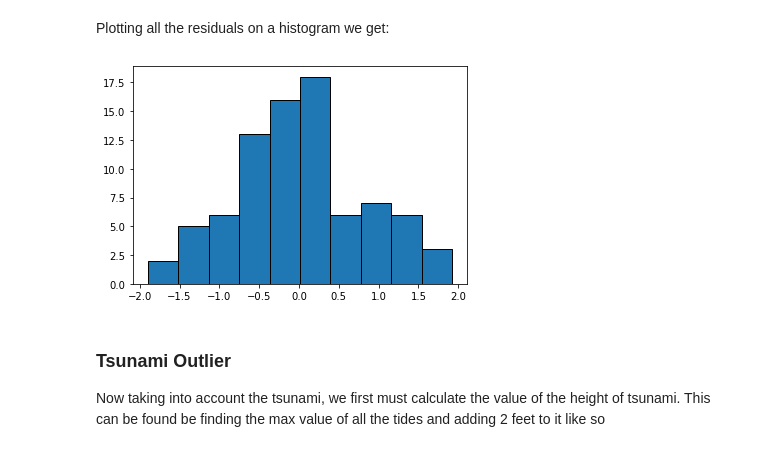
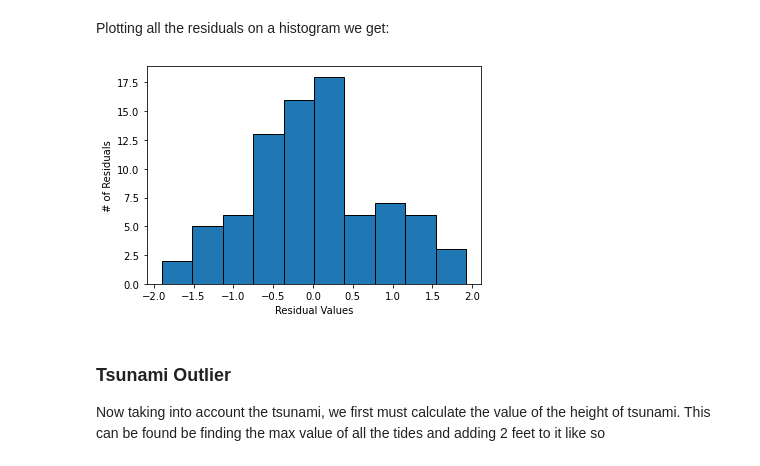
Before and after one commit to Eddysunday012/Astr-Group-Project, a Jupyter notebook: main.ipynb, the cells around one changed output. Drawn from its saved outputs; the diff is of its cells as text; code cells hidden in the pictures.

```diff
--- a/main.ipynb
+++ b/main.ipynb
@@ -205,9 +205,11 @@ Plotting all the residuals on a histogram we get:
 # %%
 plt.hist(residuals, edgecolor='black')
 plt.savefig("TidalHistogram.pdf")
+plt.xlabel("Residual Values")
+plt.ylabel("# of Residuals")
 plt.show()
 # %% [output]
-[figure, old version]
+[figure, new version]
 # %% [markdown]
 ### Tsunami Outlier
 
```
Also changed, not shown: 1 other file.
